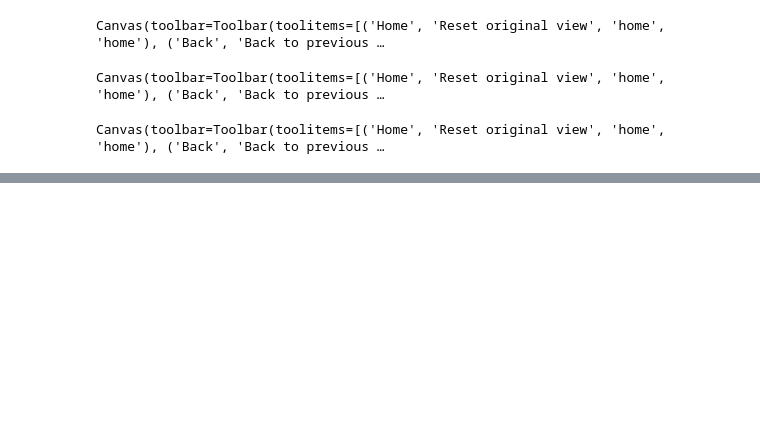
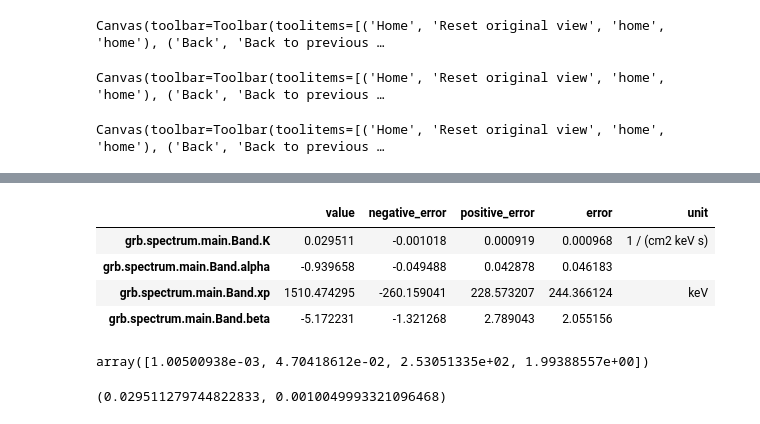
Before and after one commit to tsiegert/120711A, a Jupyter notebook: threeML.ipynb, the cells around one changed output, grey strips where cells are left out. Drawn from its saved outputs; the diff is of its cells as text; code cells hidden in the pictures; blank space fills up the shorter version.

```diff
--- a/threeML.ipynb
+++ b/threeML.ipynb
@@ -99,0 +139,8 @@ Canvas(toolbar=Toolbar(toolitems=[('Home', 'Reset original view', 'home', 'home'
+# %%
+bayes.results.get_data_frame("hpd")
+# %% [output]
+|  | value | negative_error | positive_error | error | unit |
+| grb.spectrum.main.Band.K | 0.029511 | -0.001018 | 0.000919 | 0.000968 | 1 / (cm2 keV s) |
+| grb.spectrum.main.Band.alpha | -0.939658 | -0.049488 | 0.042878 | 0.046183 |  |
+| grb.spectrum.main.Band.xp | 1510.474295 | -260.159041 | 228.573207 | 244.366124 | keV |
+| grb.spectrum.main.Band.beta | -5.172231 | -1.321268 | 2.789043 | 2.055156 |  |
@@ -99,0 +149,8 @@ Canvas(toolbar=Toolbar(toolitems=[('Home', 'Reset original view', 'home', 'home'
+# %%
+np.sqrt(np.diag(ar2.estimate_covariance_matrix()))
+# %% [output]
+array([1.00500938e-03, 4.70418612e-02, 2.53051335e+02, 1.99388557e+00])
+# %%
+np.mean(ar2.samples[0,:]),np.std(ar2.samples[0,:])
+# %% [output]
+(0.029511279744822833, 0.0010049993321096468)
```
Also changed, not shown: parts of 6 cells of this notebook, 1 other file.
